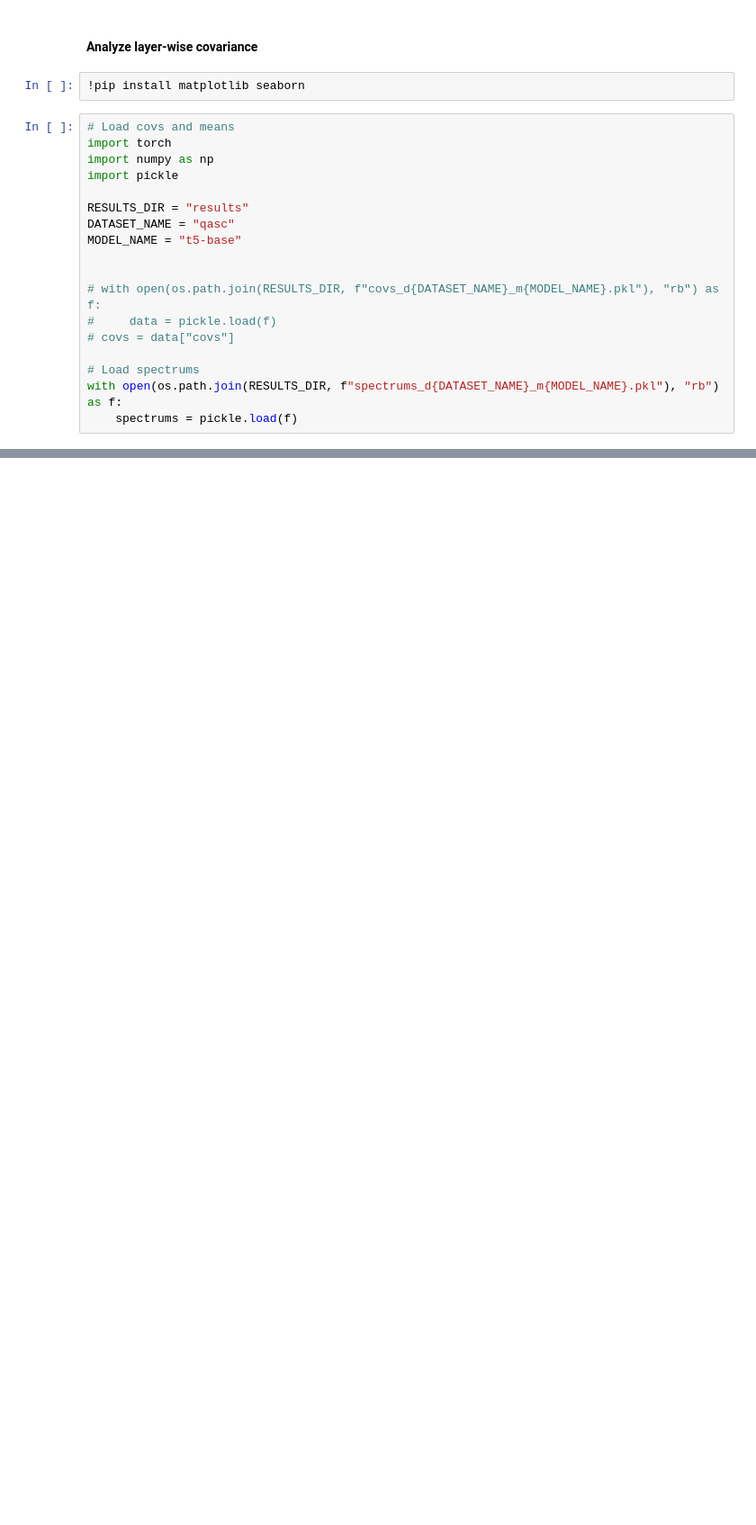
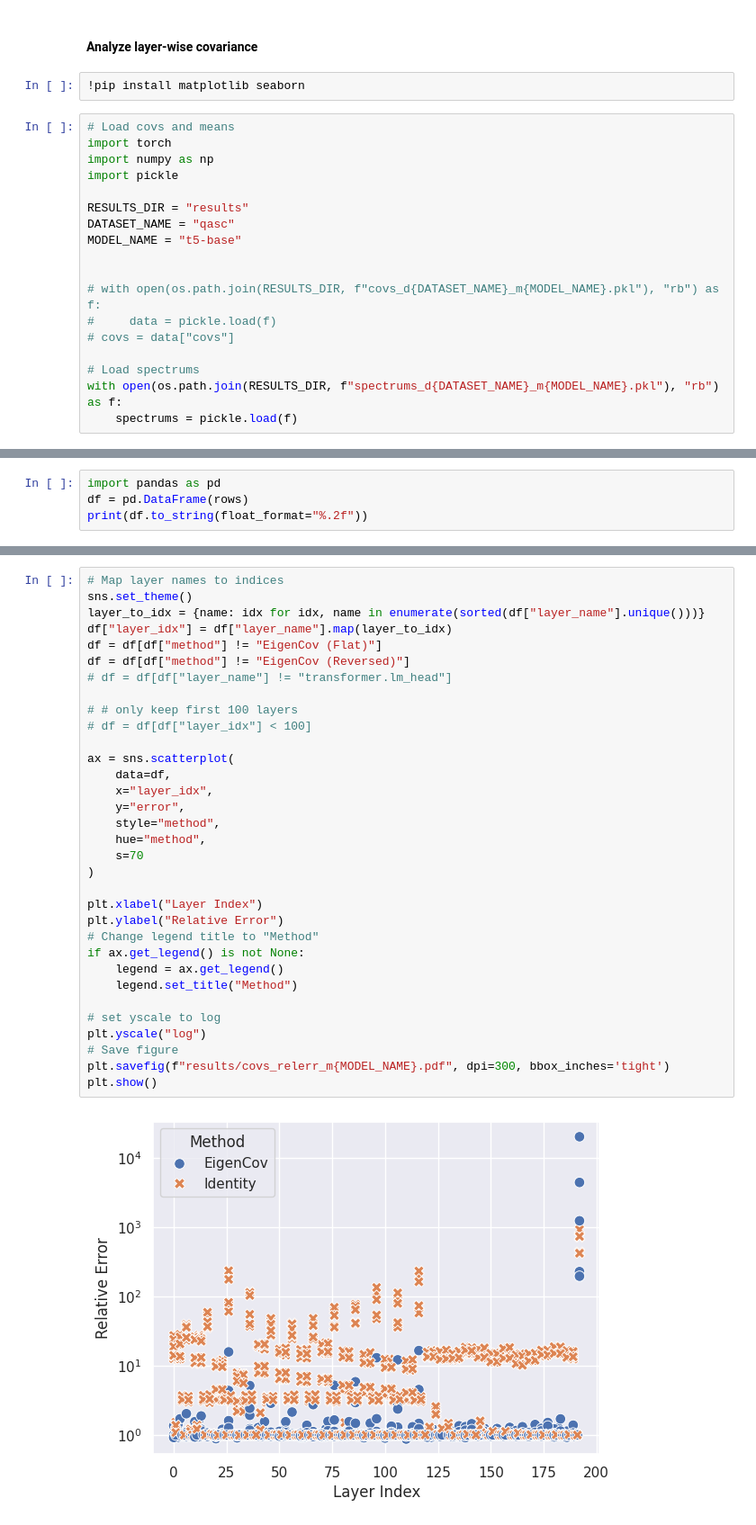
Before and after one commit to marawangamal/ties-merging, a Jupyter notebook: analysis.ipynb, the cells around one changed output, grey strips where cells are left out. Shown at 90% size. Saved outputs shown, nothing was run; the diff lists cells and outputs as text; blank space fills up the shorter version.

```diff
--- a/analysis.ipynb
+++ b/analysis.ipynb
@@ -391,0 +947,4 @@ with PdfPages(f"covs_heatmaps_start{start_idx}_stop{stop_idx}.pdf") as pdf:
+# %%
+import pandas as pd
+df = pd.DataFrame(rows)
+print(df.to_string(float_format="%.2f"))
@@ -391,0 +969,35 @@ with PdfPages(f"covs_heatmaps_start{start_idx}_stop{stop_idx}.pdf") as pdf:
+# %%
+# Map layer names to indices
+sns.set_theme()
+layer_to_idx = {name: idx for idx, name in enumerate(sorted(df["layer_name"].unique()))}
+df["layer_idx"] = df["layer_name"].map(layer_to_idx)
+df = df[df["method"] != "EigenCov (Flat)"]
+df = df[df["method"] != "EigenCov (Reversed)"]
+# df = df[df["layer_name"] != "transformer.lm_head"]
+
+# # only keep first 100 layers
+# df = df[df["layer_idx"] < 100]
+
+ax = sns.scatterplot(
+    data=df,
+    x="layer_idx",
+    y="error",
+    style="method",
+    hue="method",
+    s=70
+)
+
+plt.xlabel("Layer Index")
+plt.ylabel("Relative Error")
+# Change legend title to "Method"
+if ax.get_legend() is not None:
+    legend = ax.get_legend()
+    legend.set_title("Method")
+
+# set yscale to log
+plt.yscale("log")
+# Save figure
+plt.savefig(f"results/covs_relerr_m{MODEL_NAME}.pdf", dpi=300, bbox_inches='tight')
+plt.show()
+# %% [output]
+[figure, added]
```
Also changed, not shown: parts of 30 cells of this notebook, 7 other files.
